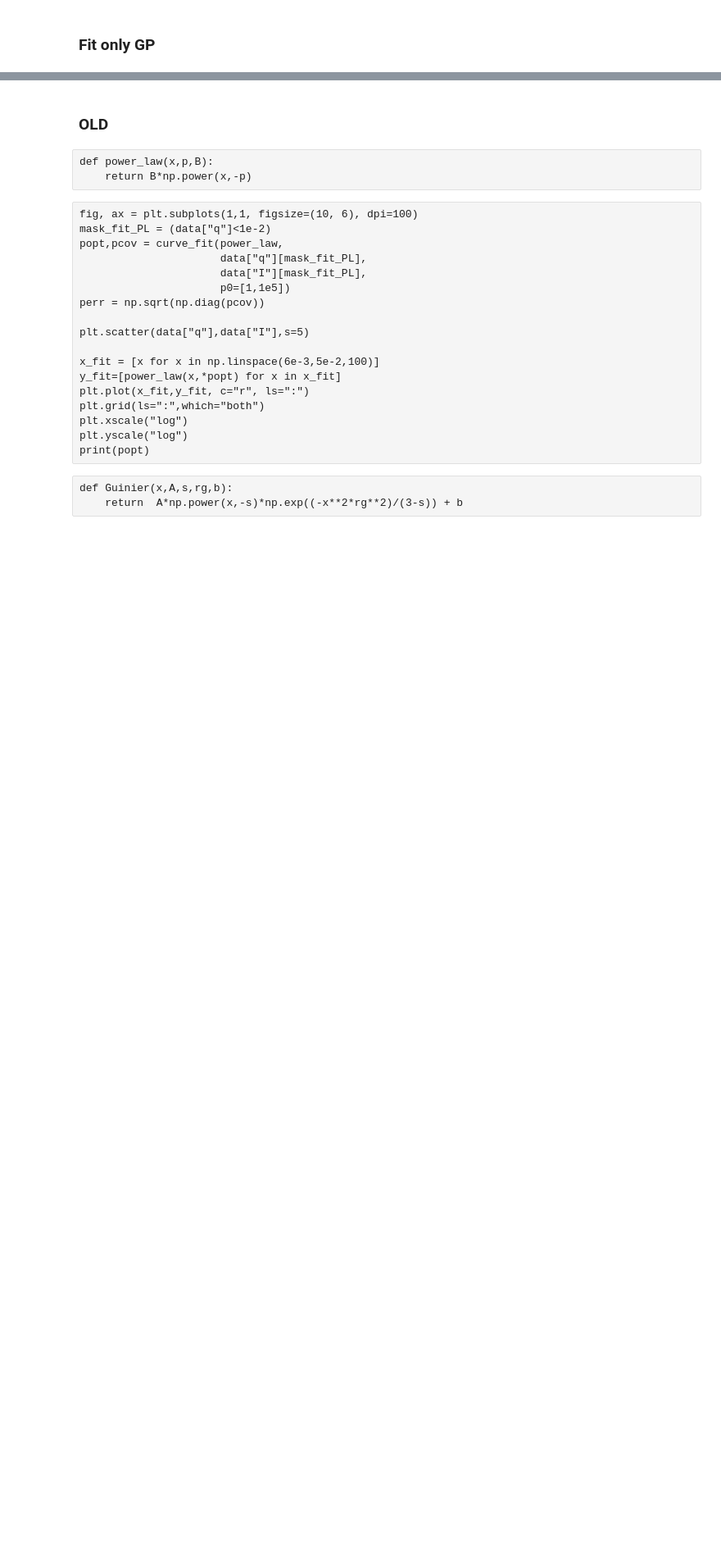
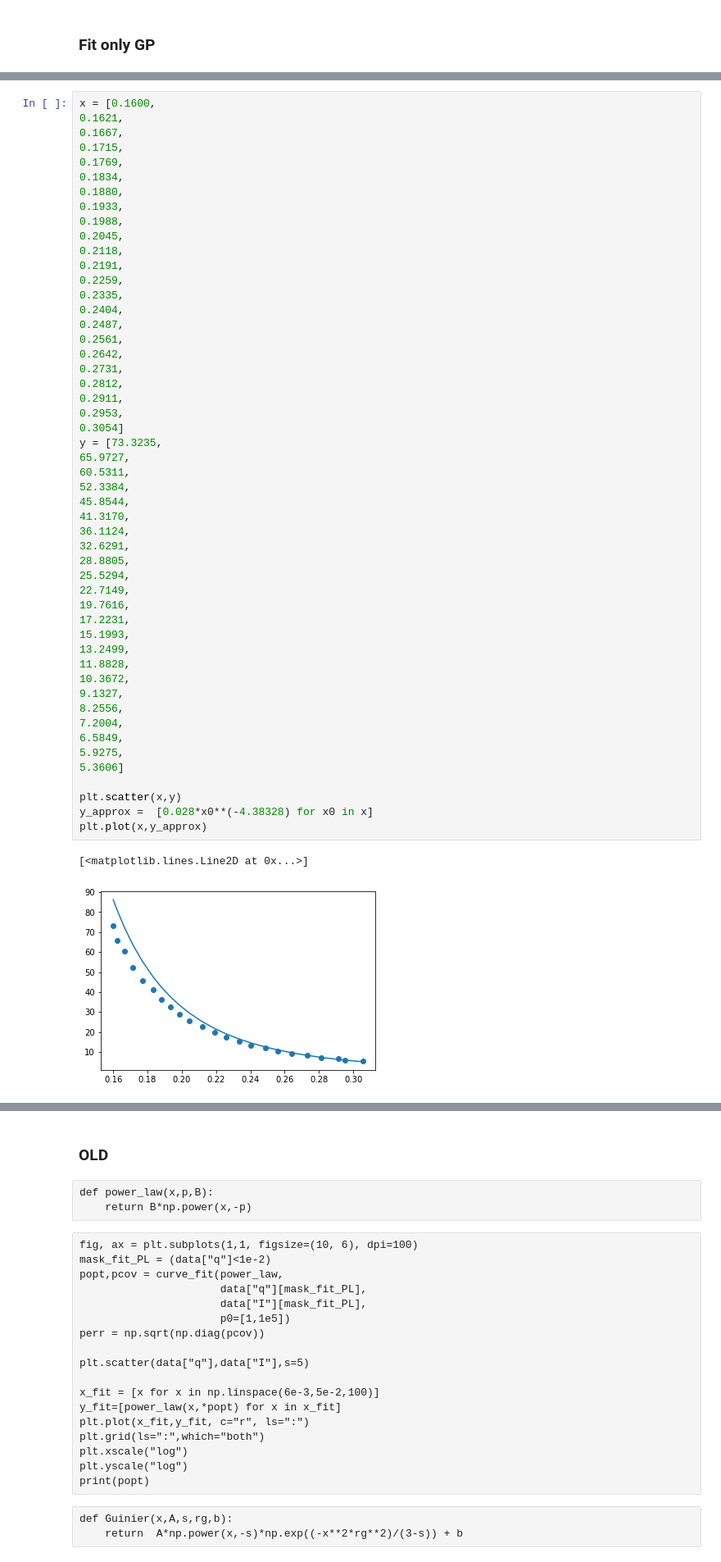
Before and after one commit to Athropos/ncplugin-SANSND, a Jupyter notebook: testcode/data/Teshi_fit.ipynb, the cells around one changed output, grey strips where cells are left out. Shown at 82% size. Cells and saved outputs as stored; diff of their text form; blank space fills up the shorter version.

```diff
--- a/testcode/data/Teshi_fit.ipynb
+++ b/testcode/data/Teshi_fit.ipynb
@@ -200,3 +202,57 @@ q2:  0.09609851492894372  B:  0.00054317235738064
+# %%
+x = [0.1600,
+0.1621,
+0.1667,
+0.1715,
+0.1769,
+0.1834,
+0.1880,
+0.1933,
+0.1988,
+0.2045,
+0.2118,
+0.2191,
+0.2259,
+0.2335,
+0.2404,
+0.2487,
+0.2561,
+0.2642,
+0.2731,
+0.2812,
+0.2911,
+0.2953,
+0.3054]
+y = [73.3235,
+65.9727,
+60.5311,
+52.3384,
+45.8544,
+41.3170,
+36.1124,
+32.6291,
+28.8805,
+25.5294,
+22.7149,
+19.7616,
+17.2231,
+15.1993,
+13.2499,
+11.8828,
+10.3672,
+9.1327,
+8.2556,
+7.2004,
+6.5849,
+5.9275,
+5.3606]
+
+plt.scatter(x,y)
+y_approx =  [0.028*x0**(-4.38328) for x0 in x]
+plt.plot(x,y_approx)
+# %% [output]
+[<matplotlib.lines.Line2D at 0x...>]
+[figure, added]
 # %%
 fig, ax = plt.subplots(1,1, figsize=(10, 7), dpi=100)
 
```
Also changed, not shown: parts of 8 cells of this notebook, 11 other files.
